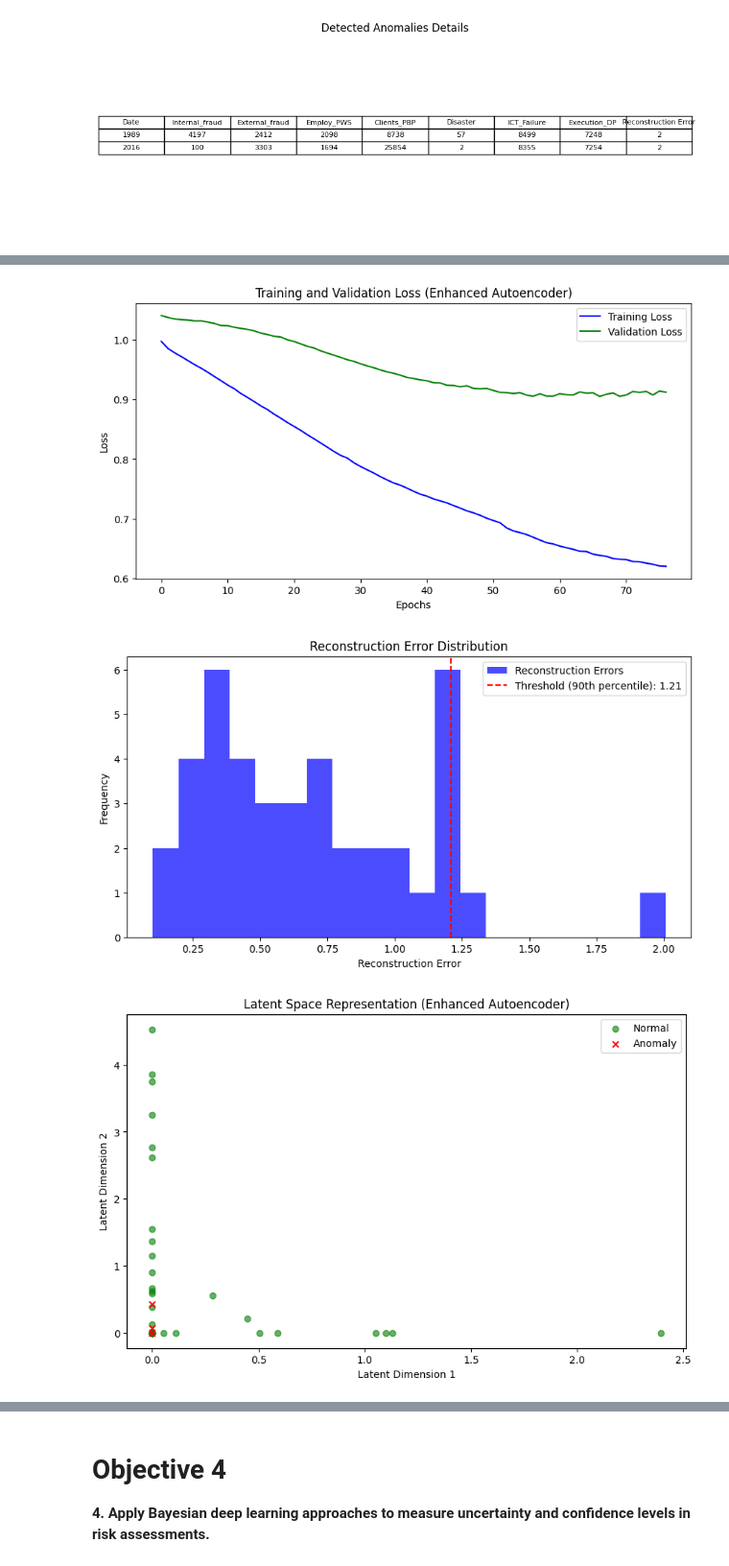
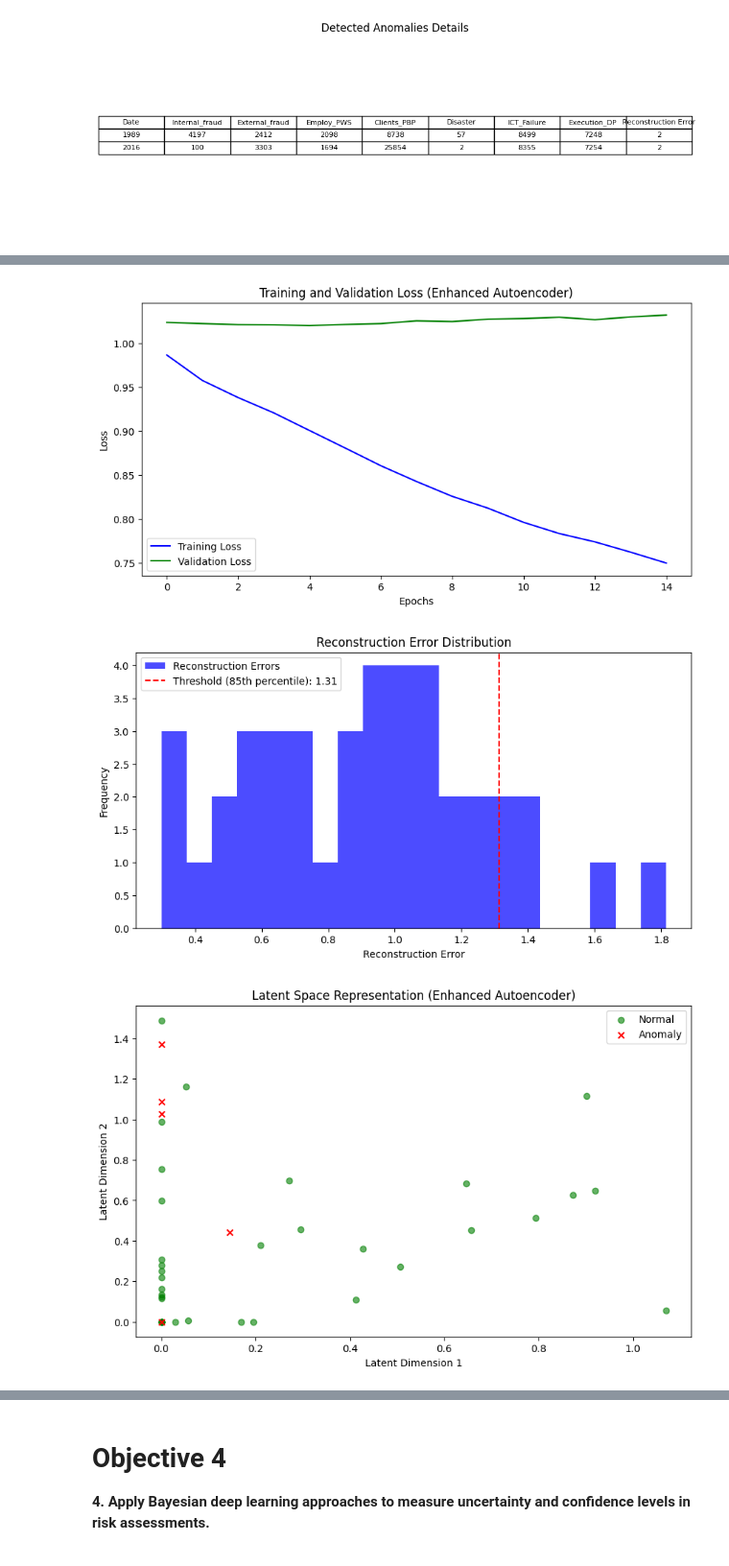
Before and after one commit to rygo1232/ryan1, a Jupyter notebook: DP_MODEL.ipynb, the cells around one changed output, grey strips where cells are left out. Shown at 96% size. Saved outputs shown, nothing was run; the diff lists cells and outputs as text; code cells hidden in the pictures.

```diff
--- a/DP_MODEL.ipynb
+++ b/DP_MODEL.ipynb
@@ -2662,6 +2296,5 @@ Precision: 0.00, Recall: 0.00, F1-Score: 0.00
 # %%
 
-# Load dataset
 dataset = opr_data
 
 # Data Preprocessing
@@ -2669,28 +2302,35 @@ features = ['Internal_fraud', 'External_fraud', 'Employ_PWS', 'Clients_PBP', 'Di
 scaler = StandardScaler()
 X_scaled = scaler.fit_transform(dataset[features])
 
+# Add Temporal Features (Moving Averages)
+window_size = 3  # 3-year moving average
+for feature in features:
+    dataset[f'{feature}_MA'] = dataset[feature].rolling(window=window_size, min_periods=1).mean()
+temporal_features = [f'{f}_MA' for f in features]
+X_scaled_temporal = scaler.fit_transform(dataset[features + temporal_features])
+
 # Define Enhanced Autoencoder Model
-input_dim = len(features)  # 7 features
+input_dim = len(features + temporal_features)  # 14 features (7 original + 7 moving averages)
 latent_dim = 3  # Increased latent dimension
 
 # Encoder
 inputs = Input(shape=(input_dim,))
-h = Dense(32, activation='relu')(inputs)  # Increased units
-h = Dense(16, activation='relu')(h)
+h = Dense(64, activation='relu')(inputs)  # Increased units for more complex data
+h = Dense(32, activation='relu')(h)
 z = Dense(latent_dim, activation='relu')(h)
 
 # Decoder
-h_decoded = Dense(16, activation='relu')(z)
-h_decoded = Dense(32, activation='relu')(h_decoded)
+h_decoded = Dense(32, activation='relu')(z)
+h_decoded = Dense(64, activation='relu')(h_decoded)
 outputs = Dense(input_dim, activation='linear')(h_decoded)
 
 # Autoencoder Model
 autoencoder = Model(inputs, outputs)
-autoencoder.compile(optimizer=RMSprop(learning_rate=0.001), loss='mse')  # Adjusted optimizer and learning rate
+autoencoder.compile(optimizer=RMSprop(learning_rate=0.001), loss='mse')
 
 # Train the Autoencoder with Early Stopping
 early_stopping = EarlyStopping(monitor='val_loss', patience=10, restore_best_weights=True)
-history = autoencoder.fit(X_scaled, X_scaled, epochs=100, batch_size=16, validation_split=0.2,
+history = autoencoder.fit(X_scaled_temporal, X_scaled_temporal, epochs=100, batch_size=16, validation_split=0.2,
                          callbacks=[early_stopping], verbose=1)
 
 # Plot Training and Validation Loss
@@ -2704,14 +2344,14 @@ plt.legend()
 plt.savefig('autoencoder_loss_enhanced.png')
 
 # Get Reconstruction Errors
-reconstructions = autoencoder.predict(X_scaled)
-reconstruction_errors = np.mean(np.square(X_scaled - reconstructions), axis=1)
+reconstructions = autoencoder.predict(X_scaled_temporal)
+reconstruction_errors = np.mean(np.square(X_scaled_temporal - reconstructions), axis=1)
 
 # Plot Reconstruction Error Distribution
-threshold = np.percentile(reconstruction_errors, 90)  # Lowered to 90th percentile
+threshold = np.percentile(reconstruction_errors, 89)  # Adjusted to 85th percentile for better recall
 plt.figure(figsize=(10, 5))
 plt.hist(reconstruction_errors, bins=20, color='blue', alpha=0.7, label='Reconstruction Errors')
-plt.axvline(threshold, color='red', linestyle='--', label=f'Threshold (90th percentile): {threshold:.2f}')
+plt.axvline(threshold, color='red', linestyle='--', label=f'Threshold (85th percentile): {threshold:.2f}')
 plt.xlabel('Reconstruction Error')
 plt.ylabel('Frequency')
 plt.title('Reconstruction Error Distribution')
@@ -2725,7 +2365,7 @@ anomaly_indices = dataset.index[anomalies].tolist()
 
 # Plot Latent Space Representation
 encoder = Model(inputs, z)
-latent_space = encoder.predict(X_scaled)
+latent_space = encoder.predict(X_scaled_temporal)
 plt.figure(figsize=(10, 6))
 plt.scatter(latent_space[~anomalies, 0], latent_space[~anomalies, 1], color='green', label='Normal', alpha=0.6)
 plt.scatter(latent_space[anomalies, 0], latent_space[anomalies, 1], color='red', label='Anomaly', marker='x')
@@ -2749,9 +2389,12 @@ fig.suptitle('Time-Series Anomaly Detection for All Variables', y=1.02)
 plt.tight_layout()
 plt.savefig('time_series_anomaly_all_variables_enhanced.png')
 
-# Simulated Ground Truth for Evaluation
+# Enhanced Simulated Ground Truth for Evaluation (Based on Historical Peaks)
 ground_truth = np.zeros(len(dataset))
-ground_truth[10:13] = 1  # Indices 10, 11, 12
+# Simulate anomalies at known peaks (e.g., 1982, 1993, 2003 from time-series plots)
+ground_truth[dataset['Date'] == 1982] = 1
+ground_truth[dataset['Date'] == 1993] = 1
+ground_truth[dataset['Date'] == 2003] = 1
 predicted = anomalies.astype(int)
 
 # Calculate Precision, Recall, F1-Score
@@ -2759,7 +2402,6 @@ precision, recall, f1, _ = precision_recall_fscore_support(ground_truth, predict
 print(f"Precision: {precision:.2f}, Recall: {recall:.2f}, F1-Score: {f1:.2f}")
 
 # Plot Confusion Matrix
-from sklearn.metrics import confusion_matrix
 cm = confusion_matrix(ground_truth, predicted)
 plt.figure(figsize=(6, 4))
 sns.heatmap(cm, annot=True, fmt='d', cmap='Blues', cbar=False)
@@ -2782,5 +2424,7 @@ table.set_fontsize(8)
 table.scale(1.2, 1.2)
 plt.title('Detected Anomalies Details')
 plt.savefig('anomaly_details_table_enhanced.png')
+
+# Note: For domain validation, share the anomaly table with risk experts to confirm if flagged events (e.g., 1993 fraud spike) correspond to actual operational risks.
 # %% [output]
 Epoch 1/100
@@ -2802,4 +2446,4 @@ Epoch 6/100
 Precision: 0.00, Recall: 0.00, F1-Score: 0.00
-[figure, old version]
+[figure, new version]
-[figure, old version]
+[figure, new version]
-[figure, old version]
+[figure, new version]
```
Also changed, not shown: parts of 26 cells of this notebook.
